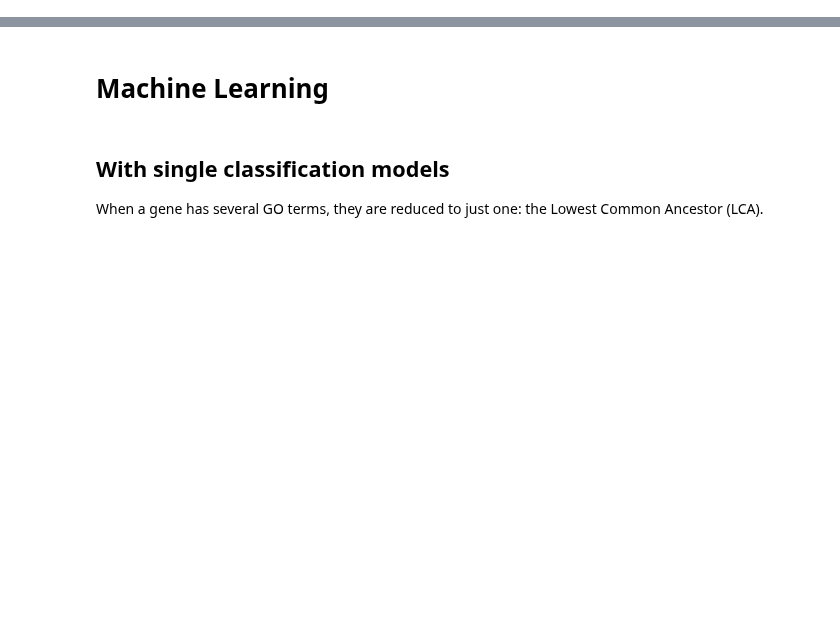
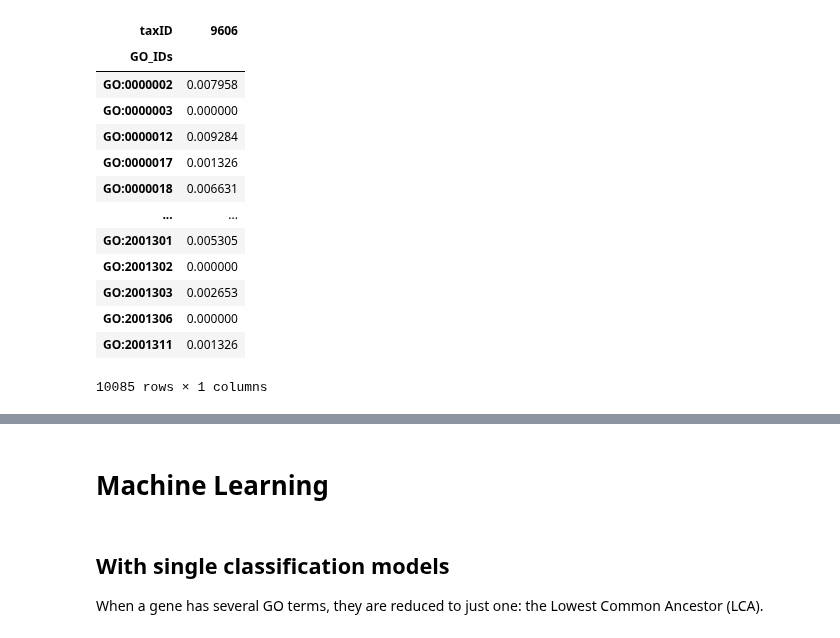
Before and after one commit to geovalexis/PP2GO, a Jupyter notebook: notebooks/machine_learning.ipynb, the cells around one changed output, grey strips where cells are left out. Cells and saved outputs as stored; diff of their text form; code cells hidden in the pictures; blank space fills up the shorter version.

```diff
--- a/notebooks/machine_learning.ipynb
+++ b/notebooks/machine_learning.ipynb
@@ -2,0 +103,21 @@
+# %%
+# Scaling (NOT USED)
+from sklearn.preprocessing import MinMaxScaler
+scaler = MinMaxScaler()
+GO_terms_distribution_scaled = pd.DataFrame(scaler.fit_transform(GO_terms_distribution.values), columns=GO_terms_distribution.columns, index=GO_terms_distribution.index)
+GO_terms_distribution_scaled
+# %% [output]
+| taxID | 9606 |
+| GO_IDs |  |
+| GO:0000002 | 0.007958 |
+| GO:0000003 | 0.000000 |
+| GO:0000012 | 0.009284 |
+| GO:0000017 | 0.001326 |
+| GO:0000018 | 0.006631 |
+| ... | ... |
+| GO:2001301 | 0.005305 |
+| GO:2001302 | 0.000000 |
+| GO:2001303 | 0.002653 |
+| GO:2001306 | 0.000000 |
+| GO:2001311 | 0.001326 |
+10085 rows × 1 columns
```
Also changed, not shown: parts of 22 cells of this notebook.
